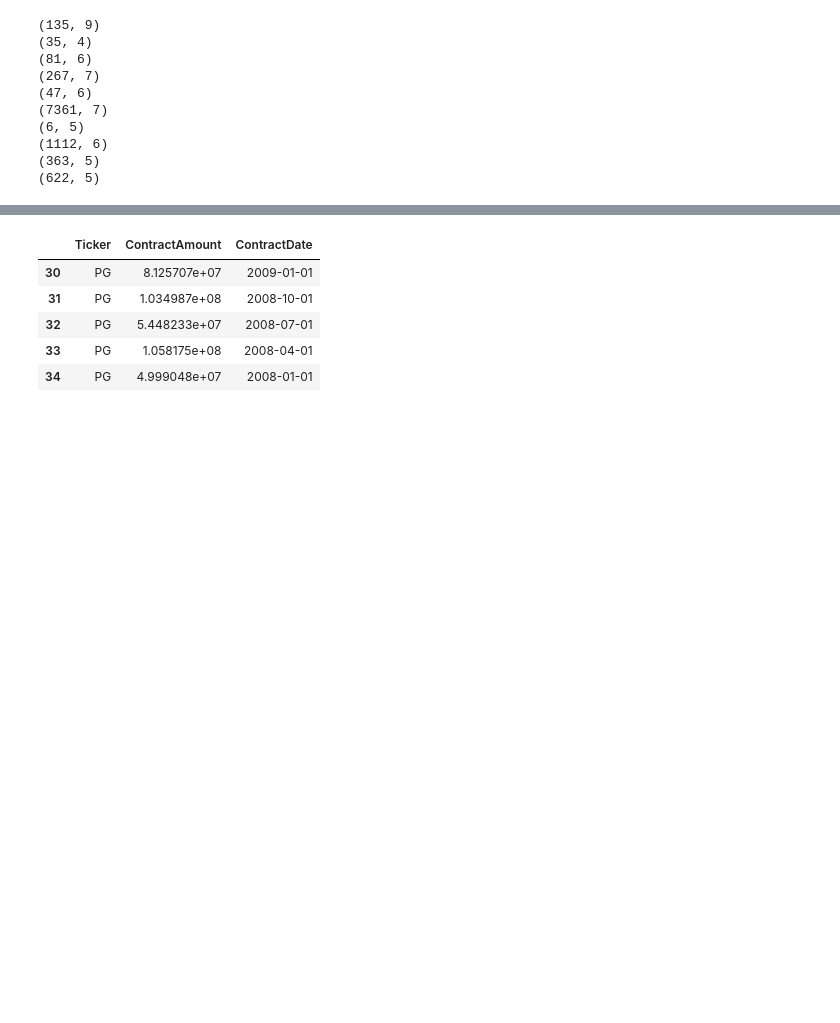
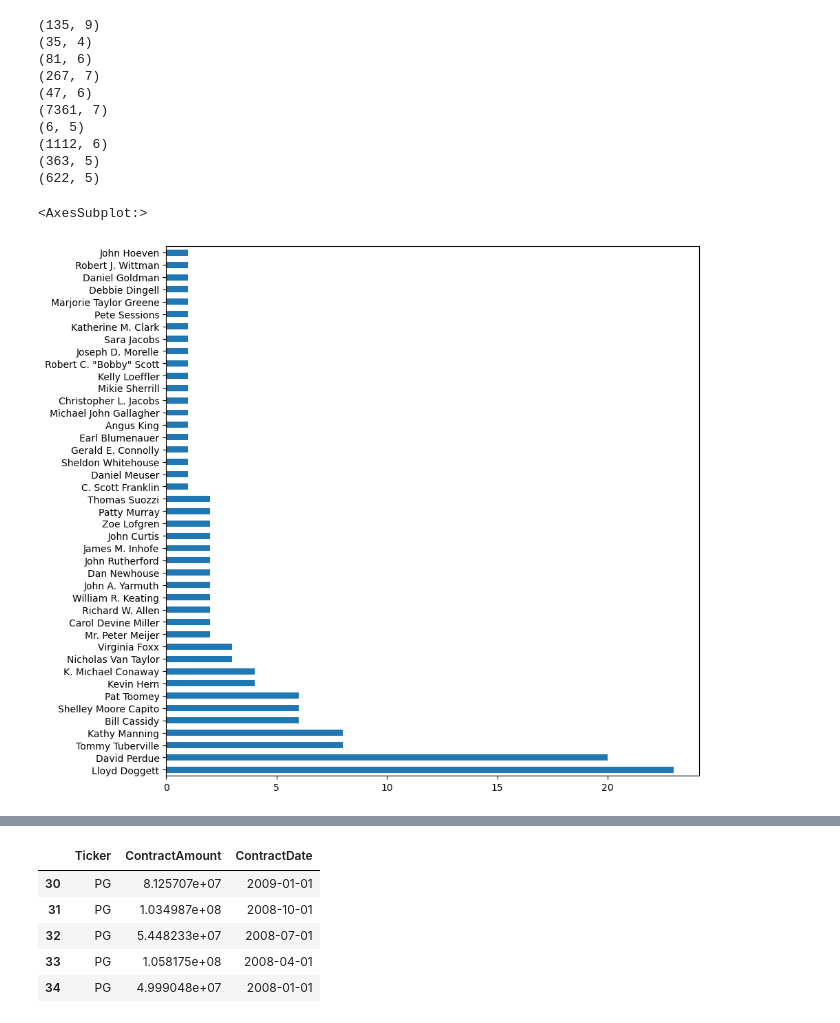
Before and after one commit to xtrabyte-consulting/alt-trading-signals, a Jupyter notebook: UnionsAllLive/OptimalUnionSet.ipynb, the cells around one changed output, grey strips where cells are left out. Drawn from its saved outputs; the diff is of its cells as text; code cells hidden in the pictures; blank space fills up the shorter version.

Commit message:
Get to frame combining stage

```diff
--- a/UnionsAllLive/OptimalUnionSet.ipynb
+++ b/UnionsAllLive/OptimalUnionSet.ipynb
@@ -163,3 +163,5 @@ pg_contractsall = hist_ff.create_frame(f'govcontractsall/{pg_tick}')
+# %%
+pg_congress = hist_ff.create_frame(f'congresstrading/{pg_tick}')
 # %%
 pg_frames = [pg_congress, pg_contracts, pg_house, pg_lobbying, pg_senate, pg_patents, pg_spacs, pg_twitter, pg_wiki, pg_wsb]
 # %%
@@ -176,3 +178,8 @@ for frame in pg_frames:
 (1112, 6)
 (363, 5)
 (622, 5)
+# %%
+pg_congress.Representative.value_counts().plot(kind='barh', figsize=(10, 10))
+# %% [output]
+<AxesSubplot:>
+[figure, added]
```
Also changed, not shown: parts of 36 cells of this notebook.
